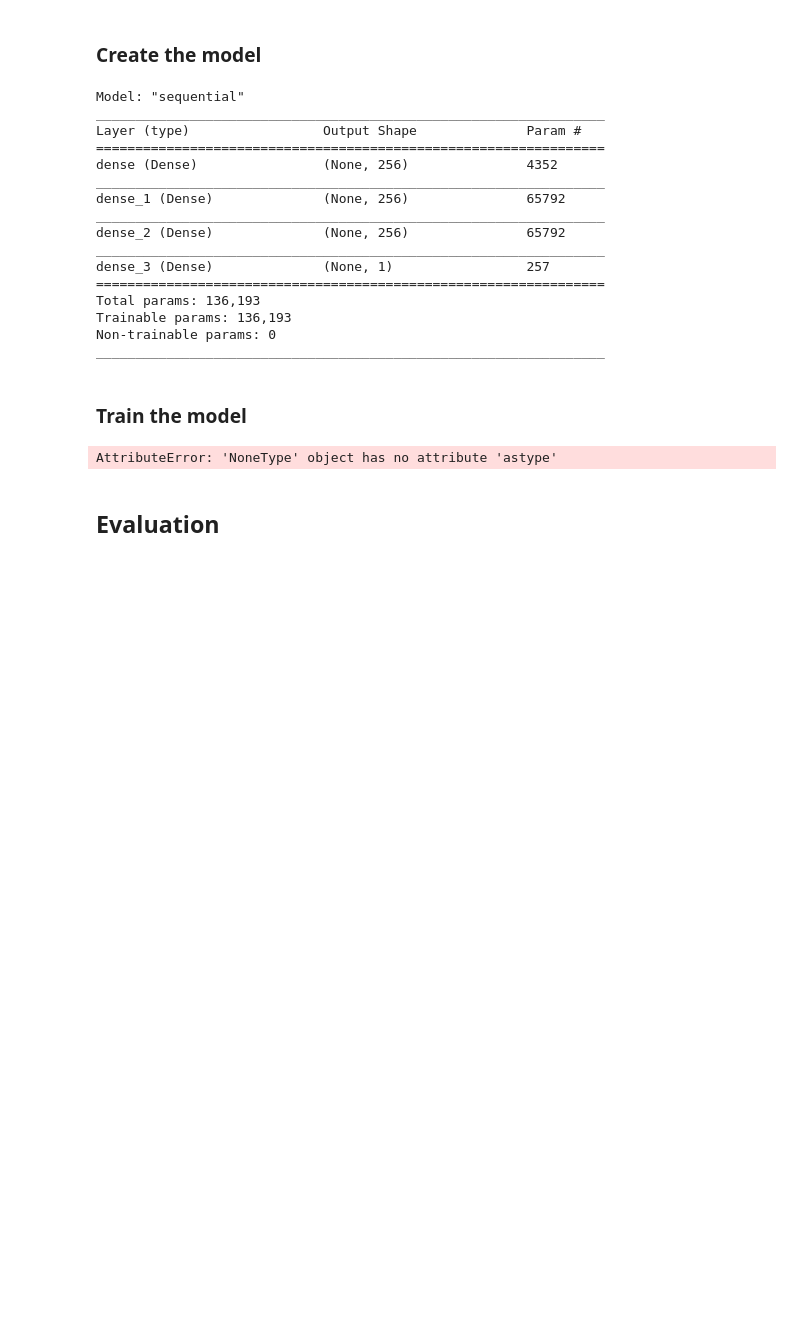
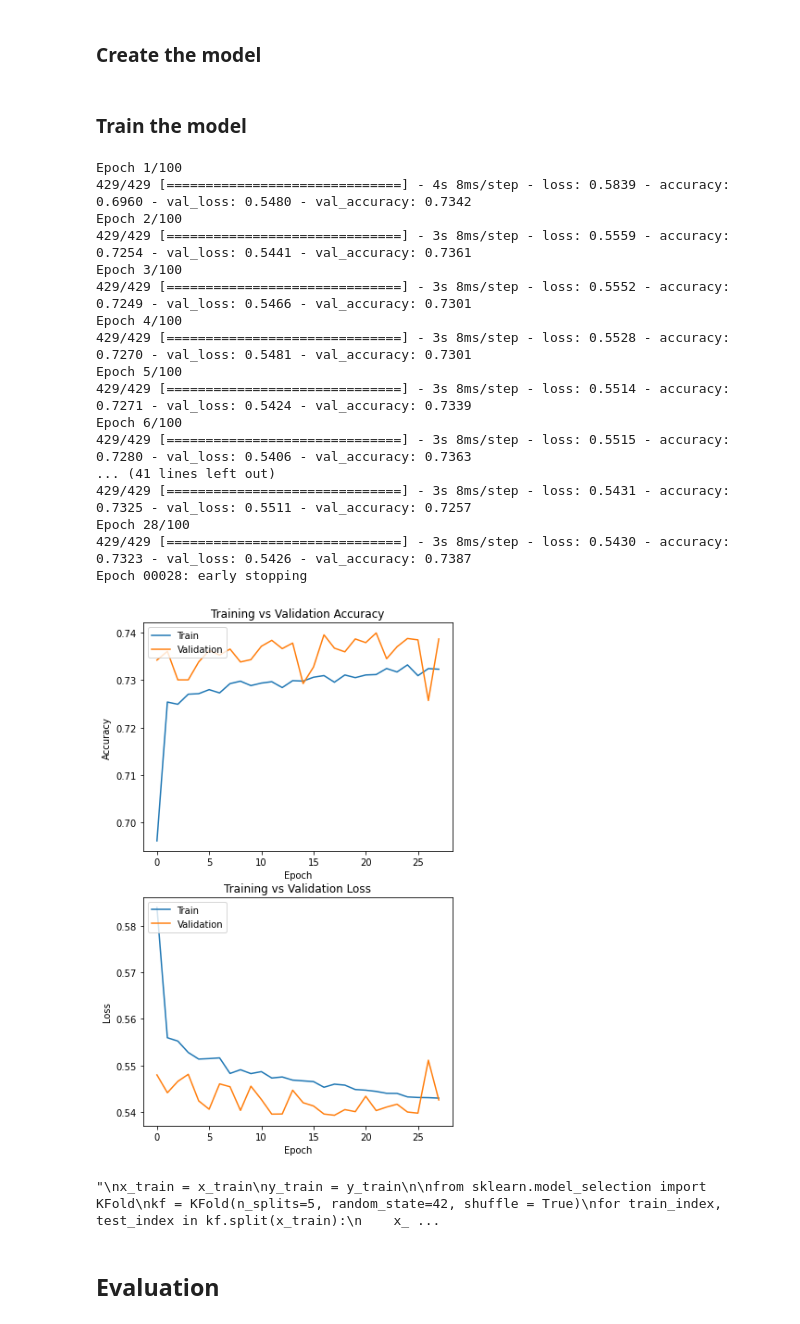
Before and after one commit to LJ171/CardioDiseaseClassification, a Jupyter notebook: 02_data_mining/neural_network.ipynb, the cells around one changed output. Saved outputs shown, nothing was run; the diff lists cells and outputs as text; code cells hidden in the pictures; blank space fills up the shorter version.

```diff
--- a/02_data_mining/neural_network.ipynb
+++ b/02_data_mining/neural_network.ipynb
@@ -27,7 +28,7 @@ enable_feature_engineering = True
 enable_outlier_handling = True
 normalize = 'minmax'
 use_one_hot_encoding = True
-split_size = (0.7, 0.0, 0.3)
+split_size = (0.8, 0.05, 0.15)
 # %% [markdown]
 ### Get the data
 # %%
@@ -39,30 +51,22 @@ y_train, x_train, y_val, x_val, y_test, x_test = get_data(enable_feature_enginee
 # %%
 classifier = Sequential()
 
-classifier.add(Dense(256, activation='relu', input_shape=(x_train.shape[1],)))
-classifier.add(Dense(256, activation='relu', ))
-classifier.add(Dense(256, activation='relu', ))
+classifier.add(Dense(x_train.shape[1], activation='tanh', input_shape=(x_train.shape[1],)))
+classifier.add(Dense(128, activation='relu'))
+classifier.add(Dropout(0.0125))
+classifier.add(Dense(256, activation='relu'))
+classifier.add(Dropout(0.0125))
+classifier.add(Dense(512, activation='relu'))
+classifier.add(Dropout(0.0125))
+classifier.add(Dense(512, activation='relu'))
+classifier.add(Dropout(0.0125))
+classifier.add(Dense(256, activation='relu'))
+classifier.add(Dropout(0.0125))
+classifier.add(Dense(128, activation='relu'))
+classifier.add(Dropout(0.0125))
 classifier.add(Dense(1, activation='sigmoid'))
 
 classifier.compile(loss='binary_crossentropy', optimizer='adam', metrics=['accuracy'])
-classifier.summary()
-# %% [output]
-Model: "sequential"
-_________________________________________________________________
-Layer (type)                 Output Shape              Param #
-=================================================================
-dense (Dense)                (None, 256)               4352
-_________________________________________________________________
-dense_1 (Dense)              (None, 256)               65792
-_________________________________________________________________
-dense_2 (Dense)              (None, 256)               65792
-_________________________________________________________________
-dense_3 (Dense)              (None, 1)                 257
-=================================================================
-Total params: 136,193
-Trainable params: 136,193
-Non-trainable params: 0
-_________________________________________________________________
 # %% [markdown]
 ### Train the model
 # %%
@@ -94,39 +98,60 @@ def plot_hist(h, xsize=6, ysize=10):
     plt.draw()
     plt.show()
 # %%
+early_stop = EarlyStopping(monitor='val_loss', mode='min', verbose=1, patience=10, restore_best_weights=True)
+
 history = classifier.fit(
     x_train.astype('float32'),
     y_train.astype('float32'),
     batch_size=128,
-    epochs=25,
-    validation_data=(x_val.astype('float32'), y_val.astype('float32'))
+    epochs=100,
+    validation_data=(x_val.astype('float32'), y_val.astype('float32')),
+    callbacks=[early_stop]
 )
 
 plot_hist(history.history)
 
 """
 x_train = x_train
 y_train = y_train
 
 from sklearn.model_selection import KFold
 kf = KFold(n_splits=5, random_state=42, shuffle = True)
 for train_index, test_index in kf.split(x_train):
     x_fold_train, x_fold_val = x_train.iloc[train_index], x_train.iloc[test_index]
     y_fold_train, y_fold_val = y_train.iloc[train_index], y_train.iloc[test_index]
 
     history = classifier.fit(
         x_fold_train.astype('float32'),
         y_fold_train.astype('float32'),
         batch_size=64,
         epochs=10,
         validation_data=(x_fold_val.astype('float32'), y_fold_val.astype('float32'))
     )
 
     plot_hist(history.history)
 
 """
 # %% [output]
-AttributeError: 'NoneType' object has no attribute 'astype'
+Epoch 1/100
+429/429 [==============================] - 4s 8ms/step - loss: 0.5839 - accuracy: 0.6960 - val_loss: 0.5480 - val_accuracy: 0.7342
+Epoch 2/100
+429/429 [==============================] - 3s 8ms/step - loss: 0.5559 - accuracy: 0.7254 - val_loss: 0.5441 - val_accuracy: 0.7361
+Epoch 3/100
+429/429 [==============================] - 3s 8ms/step - loss: 0.5552 - accuracy: 0.7249 - val_loss: 0.5466 - val_accuracy: 0.7301
+Epoch 4/100
+429/429 [==============================] - 3s 8ms/step - loss: 0.5528 - accuracy: 0.7270 - val_loss: 0.5481 - val_accuracy: 0.7301
+Epoch 5/100
+429/429 [==============================] - 3s 8ms/step - loss: 0.5514 - accuracy: 0.7271 - val_loss: 0.5424 - val_accuracy: 0.7339
+Epoch 6/100
+429/429 [==============================] - 3s 8ms/step - loss: 0.5515 - accuracy: 0.7280 - val_loss: 0.5406 - val_accuracy: 0.7363
+... (41 lines left out)
+429/429 [==============================] - 3s 8ms/step - loss: 0.5431 - accuracy: 0.7325 - val_loss: 0.5511 - val_accuracy: 0.7257
+Epoch 28/100
+429/429 [==============================] - 3s 8ms/step - loss: 0.5430 - accuracy: 0.7323 - val_loss: 0.5426 - val_accuracy: 0.7387
+Epoch 00028: early stopping
+[figure, added]
+"\nx_train = x_train\ny_train = y_train\n\nfrom sklearn.model_selection import KFold\nkf = KFold(n_splits=5, random_state=42, shuffle = True)\nfor train_index, test_index in kf.split(x_train):\n    x_ ...
 # %% [markdown]
 ## Evaluation
 # %% [markdown]
```
Also changed, not shown: parts of 3 cells of this notebook.
